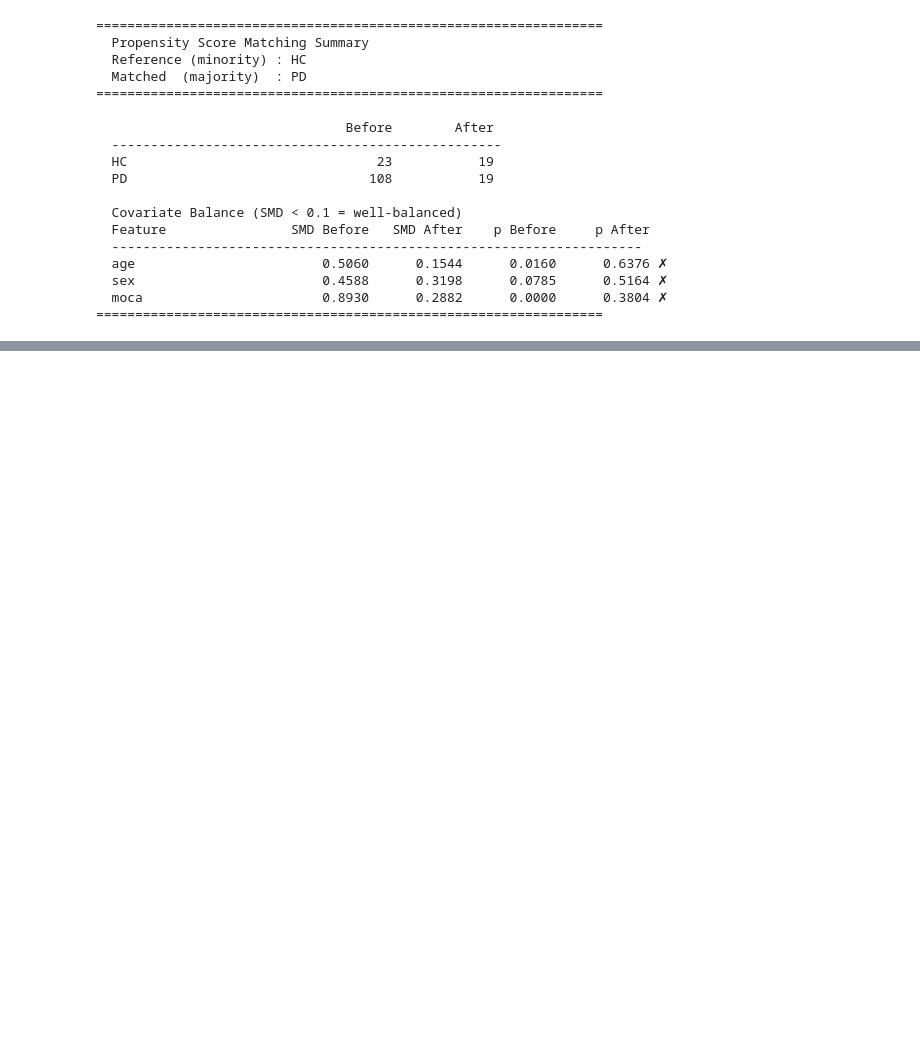
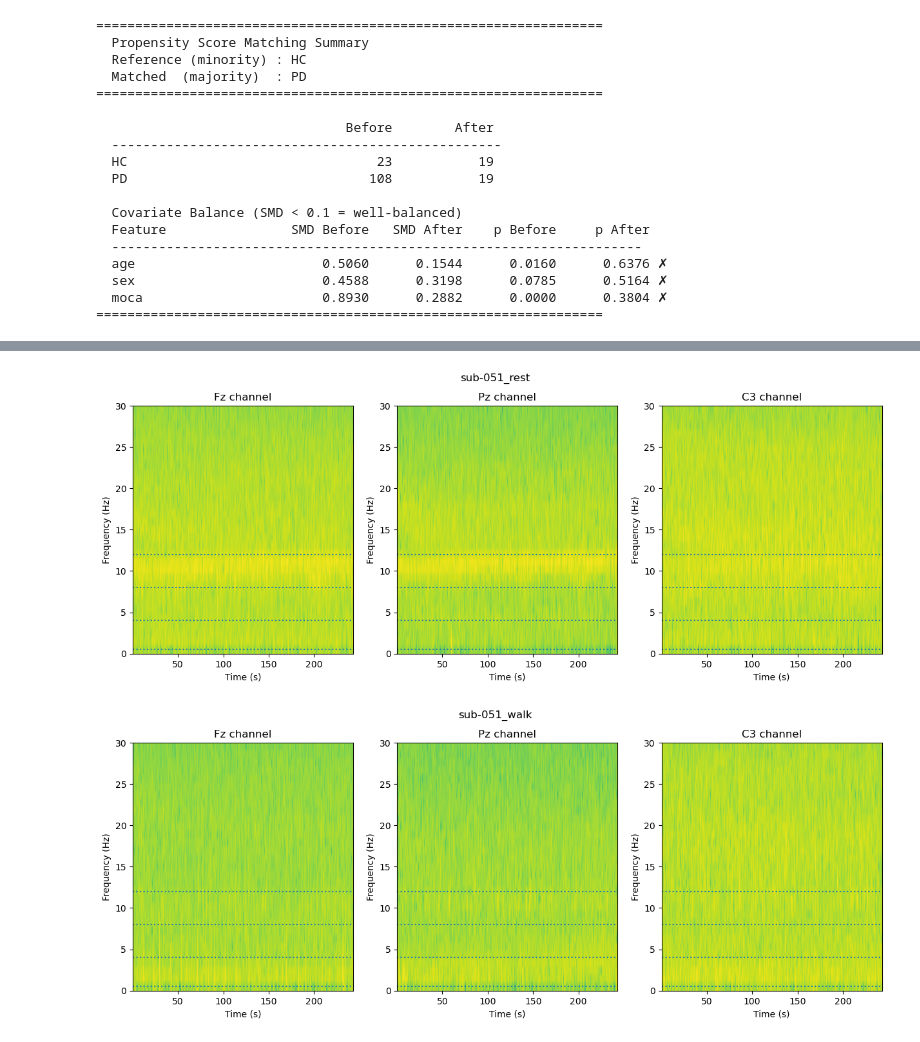
Before and after one commit to wjung21/ParkinsonTSA, a Jupyter notebook: main.ipynb, the cells around one changed output, grey strips where cells are left out. Saved outputs shown, nothing was run; the diff lists cells and outputs as text; code cells hidden in the pictures; blank space fills up the shorter version.

```diff
--- a/main.ipynb
+++ b/main.ipynb
@@ -91,0 +143,23 @@ plt.show()
+# %%
+for task in ['rest','walk']:
+    data = load_h5(f"data_preprocessed/{subject}_{task}.h5")
+    channel_names = data.channel.values
+
+    fig, axs = plt.subplots(1, 3, figsize = (15, 5))
+    for idx, channelname in enumerate(['Fz','Pz','C3']): #example channels
+        chan_idx = np.where(channel_names == channelname)[0][0]
+        axs[idx].specgram(data.values[chan_idx, :] * 1e6, Fs=data.sfreq, cmap='viridis')
+        axs[idx].set_xlabel('Time (s)')
+        axs[idx].set_ylabel('Frequency (Hz)')
+        axs[idx].set_title(f'{channelname} channel')
+        axs[idx].set_ylim([0, 30])
+        axs[idx].axhline(0.5, linestyle = ':', linewidth = 1.5)
+        axs[idx].axhline(4, linestyle = ':', linewidth = 1.5)
+        axs[idx].axhline(8, linestyle = ':', linewidth = 1.5)
+        axs[idx].axhline(12, linestyle = ':', linewidth = 1.5)
+    #axs[2].legend()
+    plt.suptitle(f'{subject}_{task}')
+    plt.show()
+# %% [output]
+[figure, added]
+[figure, added]
```
Also changed, not shown: parts of 34 cells of this notebook, 5 other files.
